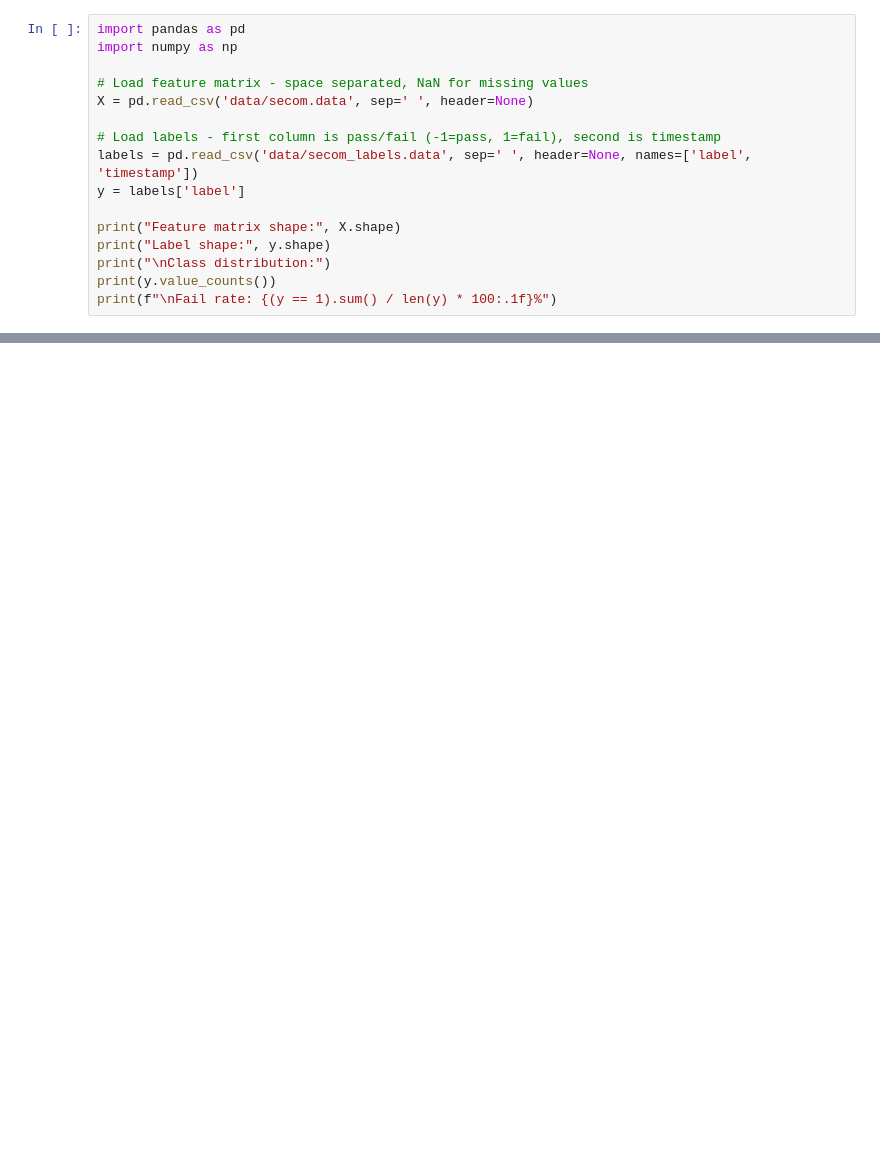
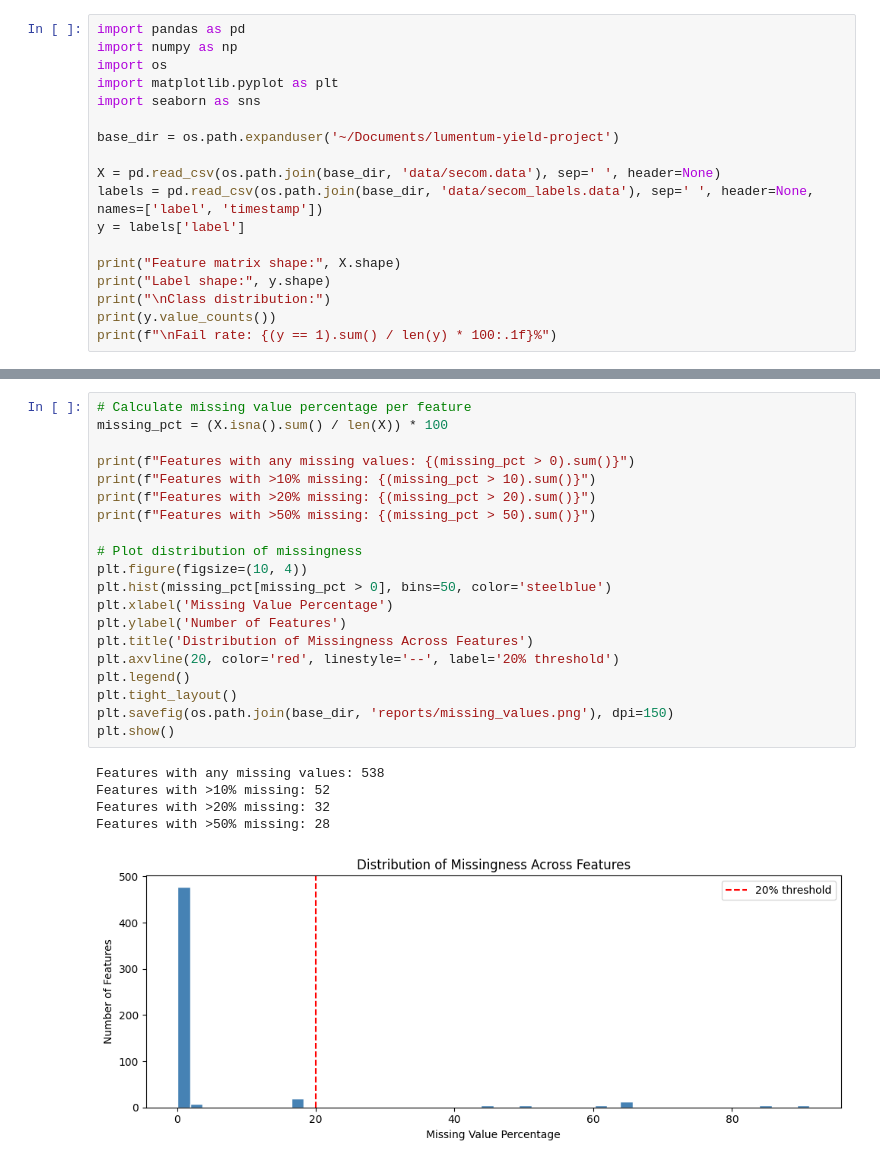
Before and after one commit to vingo5/semiconductor-yield-prediction, a Jupyter notebook: notebooks/01_eda.ipynb, the cells around one changed output, grey strips where cells are left out. Cells and saved outputs as stored; diff of their text form; blank space fills up the shorter version.

```diff
--- a/notebooks/01_eda.ipynb
+++ b/notebooks/01_eda.ipynb
@@ -1,12 +7,14 @@
 # %%
 import pandas as pd
 import numpy as np
+import os
+import matplotlib.pyplot as plt
+import seaborn as sns
 
-# Load feature matrix - space separated, NaN for missing values
-X = pd.read_csv('data/secom.data', sep=' ', header=None)
+base_dir = os.path.expanduser('~/Documents/lumentum-yield-project')
 
-# Load labels - first column is pass/fail (-1=pass, 1=fail), second is timestamp
-labels = pd.read_csv('data/secom_labels.data', sep=' ', header=None, names=['label', 'timestamp'])
+X = pd.read_csv(os.path.join(base_dir, 'data/secom.data'), sep=' ', header=None)
+labels = pd.read_csv(os.path.join(base_dir, 'data/secom_labels.data'), sep=' ', header=None, names=['label', 'timestamp'])
 y = labels['label']
 
 print("Feature matrix shape:", X.shape)
@@ -18,0 +43,26 @@ FileNotFoundError: [Errno 2] No such file or directory: 'data/secom.data'
+# %%
+# Calculate missing value percentage per feature
+missing_pct = (X.isna().sum() / len(X)) * 100
+
+print(f"Features with any missing values: {(missing_pct > 0).sum()}")
+print(f"Features with >10% missing: {(missing_pct > 10).sum()}")
+print(f"Features with >20% missing: {(missing_pct > 20).sum()}")
+print(f"Features with >50% missing: {(missing_pct > 50).sum()}")
+
+# Plot distribution of missingness
+plt.figure(figsize=(10, 4))
+plt.hist(missing_pct[missing_pct > 0], bins=50, color='steelblue')
+plt.xlabel('Missing Value Percentage')
+plt.ylabel('Number of Features')
+plt.title('Distribution of Missingness Across Features')
+plt.axvline(20, color='red', linestyle='--', label='20% threshold')
+plt.legend()
+plt.tight_layout()
+plt.savefig(os.path.join(base_dir, 'reports/missing_values.png'), dpi=150)
+plt.show()
+# %% [output]
+Features with any missing values: 538
+Features with >10% missing: 52
+Features with >20% missing: 32
+Features with >50% missing: 28
+[figure, added]
```
Also changed, not shown: parts of 7 cells of this notebook.
